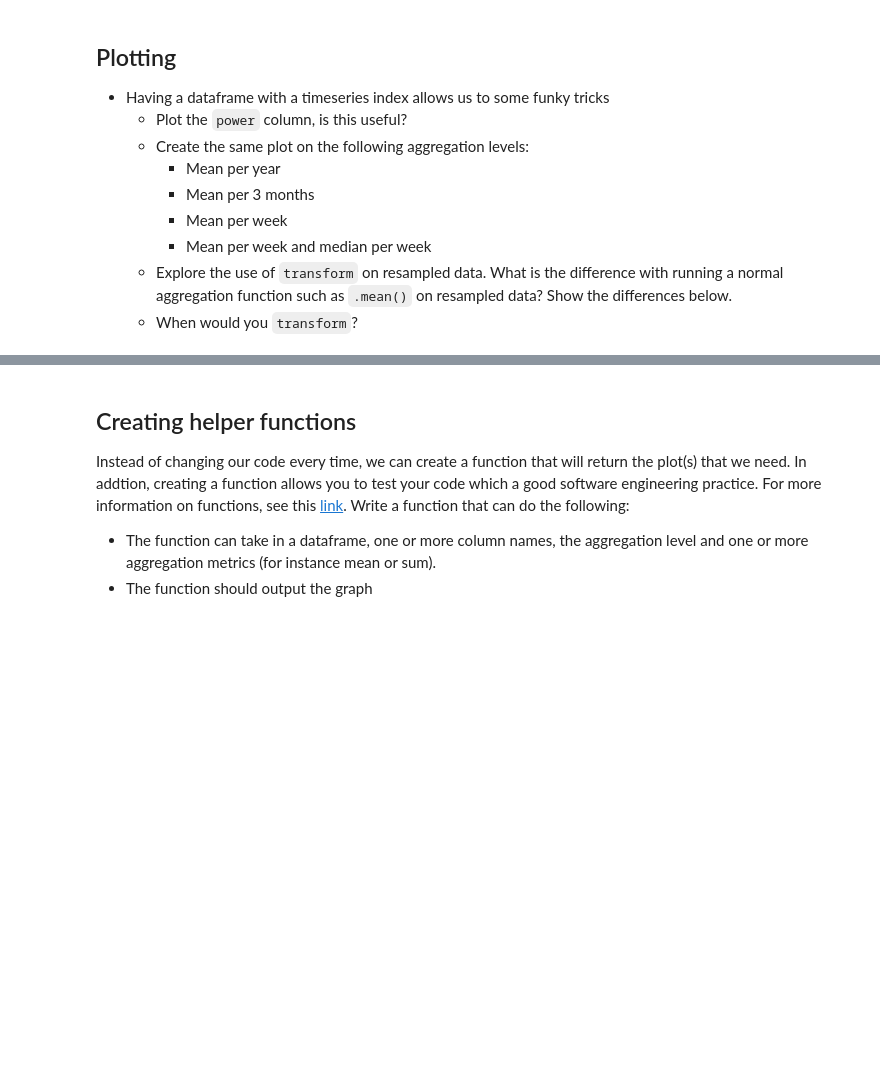
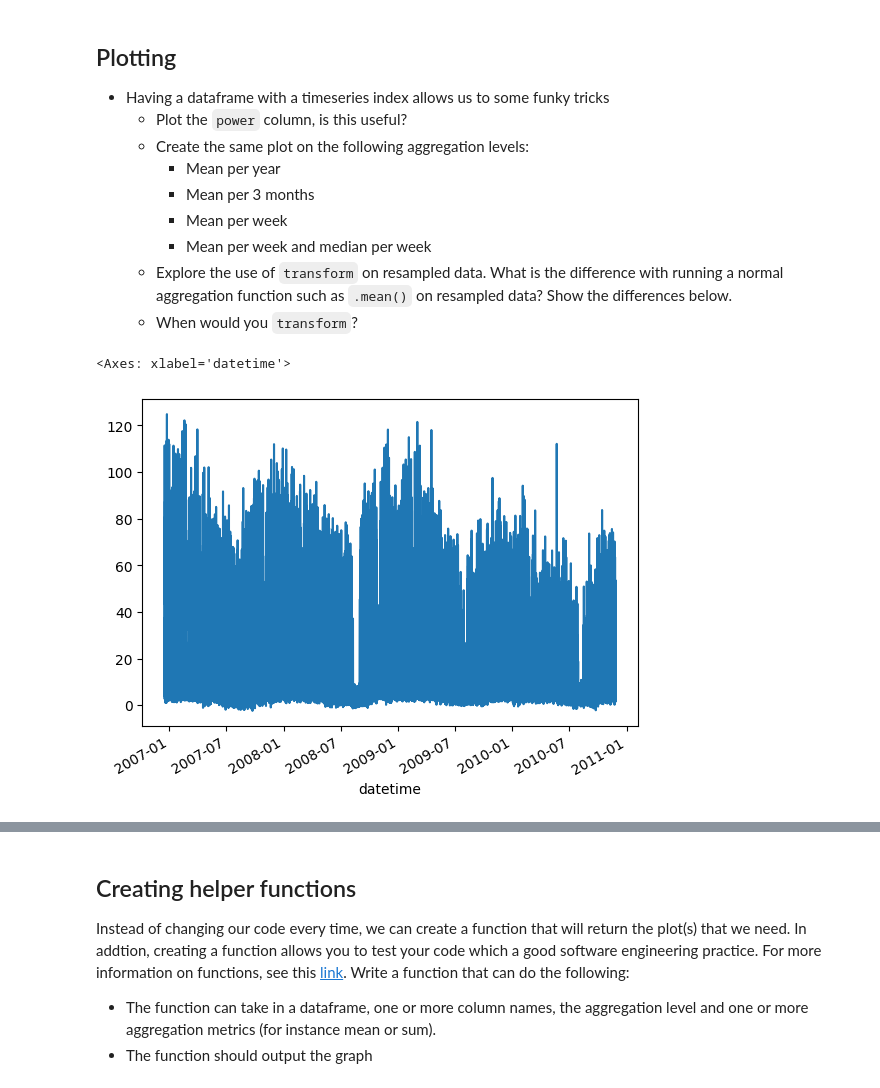
Before and after one commit to JelmerOffenberg/datamind-python, a Jupyter notebook: notebooks/2-data-analysis.ipynb, the cells around one changed output, grey strips where cells are left out. Saved outputs shown, nothing was run; the diff lists cells and outputs as text; code cells hidden in the pictures; blank space fills up the shorter version.

```diff
--- a/notebooks/2-data-analysis.ipynb
+++ b/notebooks/2-data-analysis.ipynb
@@ -54,0 +140,3 @@ In this section you're going to do some data cleaning. Since this is a timeserie
+# %%
+# Remove date and time columns since we now have datetime
+df.drop(["Date", "Time"], axis=1, inplace=True)
@@ -54,0 +157,4 @@ In this section you're going to do some data cleaning. Since this is a timeserie
+# %%
+df = df.assign(
+    power = lambda x: x.Global_active_power * 1000 / 60 - x.Sub_metering_1 - x.Sub_metering_2 - x.Sub_metering_3
+)
@@ -66,0 +213,3 @@ Find out if there are weird of missing values in the data. Try to identify the r
+# %%
+# Since all these values are on a very low timeframe (minutes) and we have a lot of data, we can choose to simply drop the data.
+df.dropna(how="any", inplace=True)
@@ -71,4 +249,4 @@ Find out if there are weird of missing values in the data. Try to identify the r
 In this section we'll combine some data wrangling with data exploration.
 - The data contains a timeseries, however the current index of the dataframe does not really show this. Change the index to our newly created datetime column so that we end up with a datetime index.
 # %%
-# Your solution
+df = df.set_index("datetime")
@@ -84,4 +277,9 @@ In this section we'll combine some data wrangling with data exploration.
     - Explore the use of `transform` on resampled data. What is the difference with running a normal aggregation function such as `.mean()` on resampled data? Show the differences below.
     - When would you `transform`?
 # %%
-# Your solution
+df["power"].plot()
+
+# This plot is not super useful, it shows seasonality and some gaps
+# %% [output]
+<Axes: xlabel='datetime'>
+[figure, added]
```
Also changed, not shown: parts of 28 cells of this notebook.
